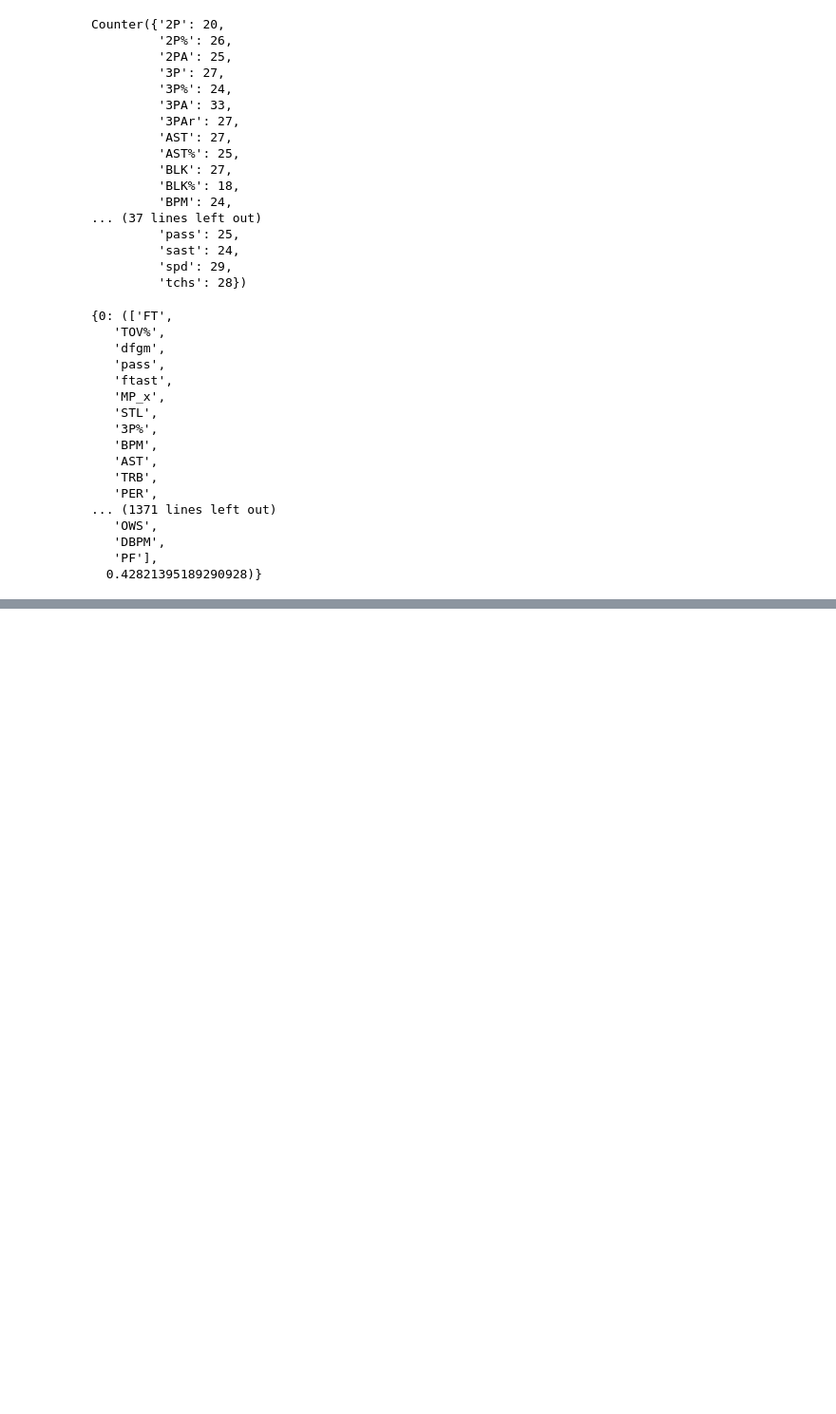
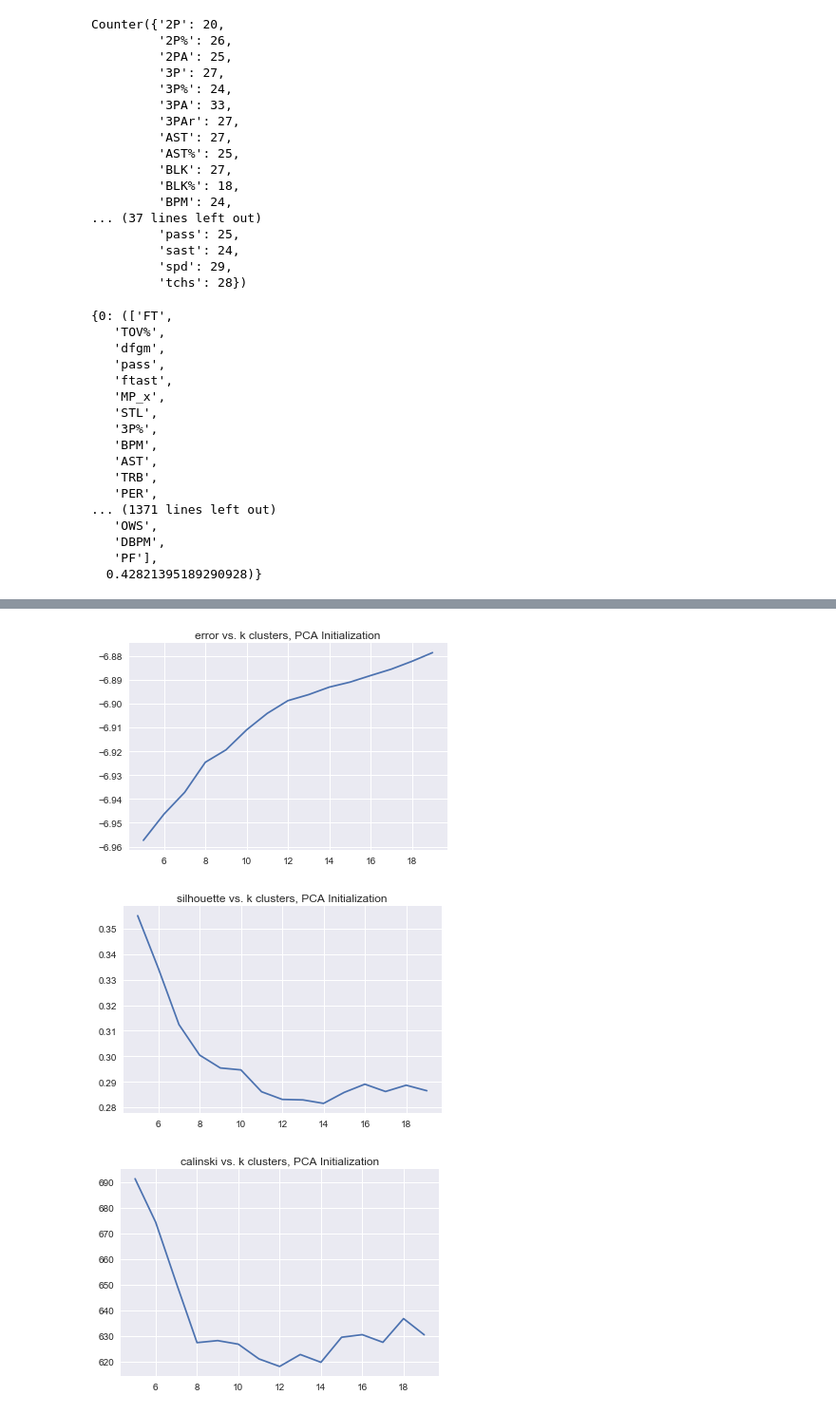
Before and after one commit to tilla232/dsi_capstone, a Jupyter notebook: src/feature_exploration.ipynb, the cells around one changed output, grey strips where cells are left out. Shown at 95% size. Saved outputs shown, nothing was run; the diff lists cells and outputs as text; code cells hidden in the pictures; blank space fills up the shorter version.

```diff
--- a/src/feature_exploration.ipynb
+++ b/src/feature_exploration.ipynb
@@ -751,0 +900,24 @@ feature_space_dict
+# %%
+# Again, let's initialize the data with PCA!
+scores_gmm_pca = pd.DataFrame(columns=['k','error','silhouette','calinski'])
+pca = PCA(n_components=2,svd_solver='full')
+
+X = df[spaces['fs4']]
+cluster_list = range(5,20)
+dfidx = 0
+for i in range(100):
+    for k in cluster_list:
+        gmm = GaussianMixture(n_components=k,n_init=1,covariance_type='tied')
+        reduced = pca.fit_transform(X)
+        gmm.fit(reduced)
+        pred_labels = gmm.predict(reduced)
+
+        score = silhouette_score(reduced,pred_labels)
+        calinski_score = calinski_harabaz_score(reduced,pred_labels)
+        error = gmm.score(reduced)
+
+        record_dict = {'k':k,'error':error,'silhouette':score,'calinski':calinski_score}
+        scores_gmm_pca.loc[dfidx] = record_dict
+        dfidx += 1
+    if i%10 == 0:
+        print(i)
@@ -751,0 +935,13 @@ feature_space_dict
+# %%
+sns.set_style("darkgrid")
+metric_list = ['error','silhouette','calinski']
+
+averages = scores_gmm_pca.groupby('k').mean()
+for metric in metric_list:
+    plt.plot(averages.index.values,averages[metric])
+    plt.title("{} vs. k clusters, PCA Initialization".format(metric))
+    plt.show()
+# %% [output]
+[figure, added]
+[figure, added]
+[figure, added]
```
Also changed, not shown: parts of 10 cells of this notebook, 21 other files.
